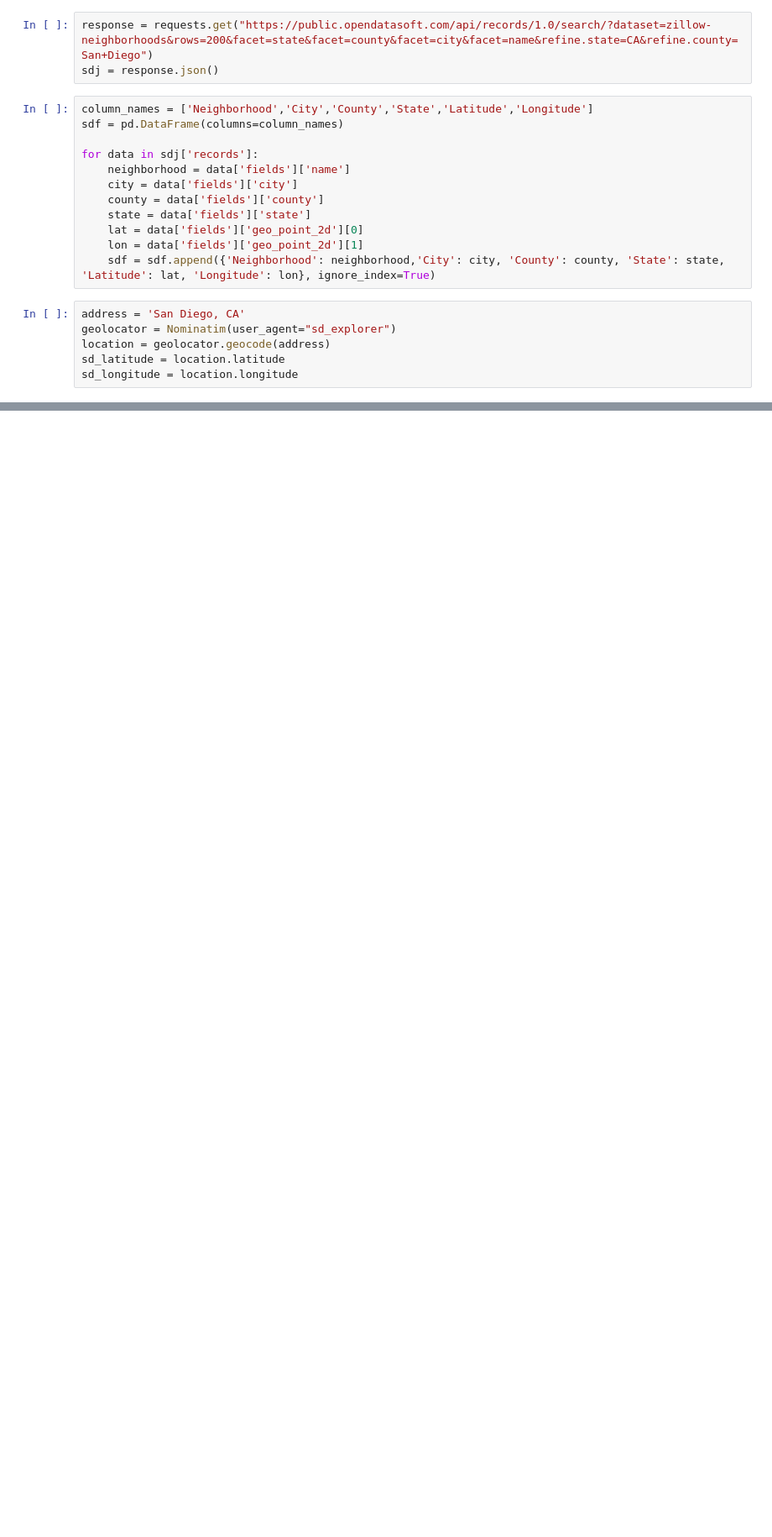
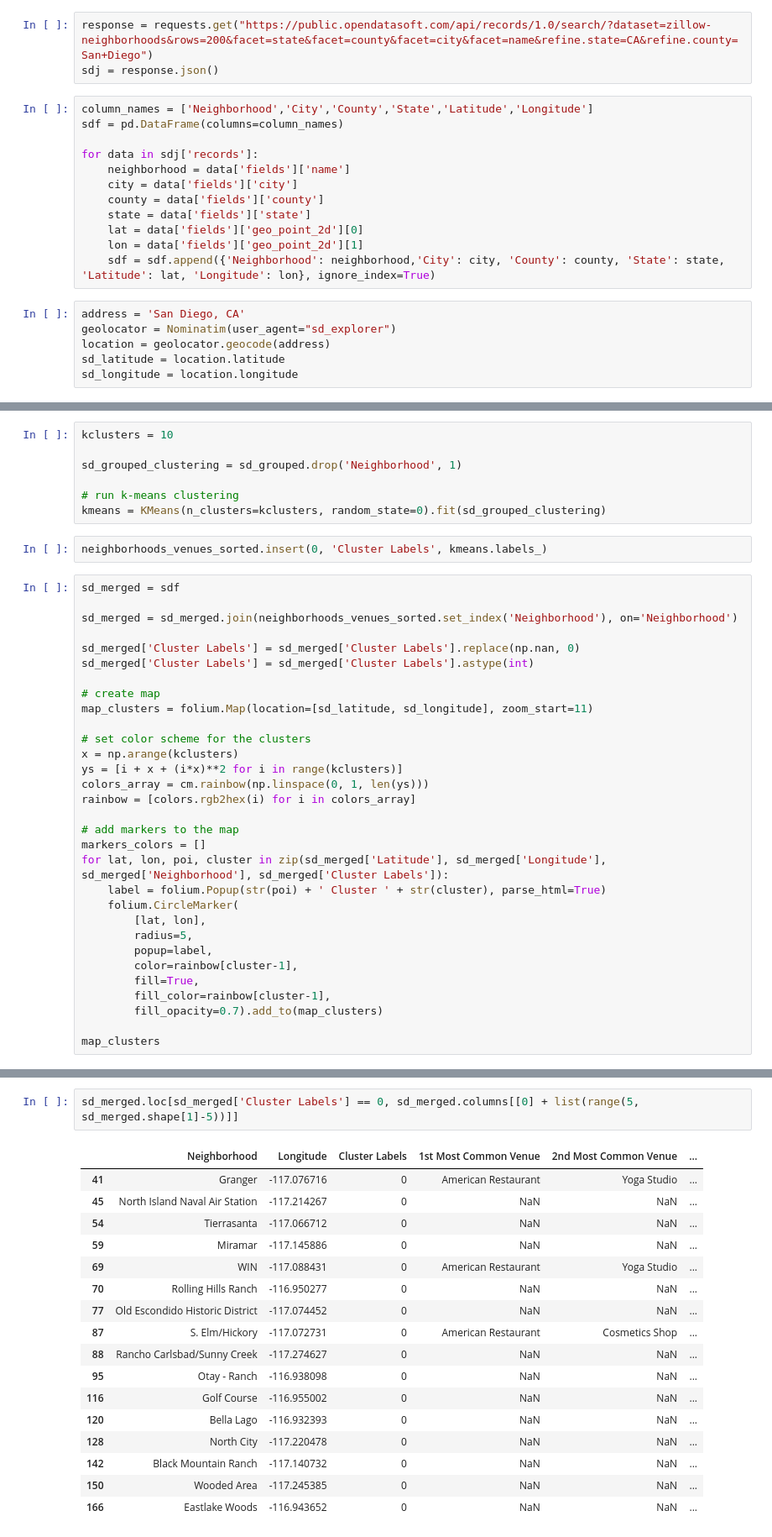
Before and after one commit to gregmusumeci/coursera_capstone, a Jupyter notebook: Battle of the Neighborhoods.ipynb, the cells around one changed output, grey strips where cells are left out. Shown: that part at 84% size. Cells and saved outputs as stored; diff of their text form; blank space fills up the shorter version.

Commit message:
Published from Watson Studio.

```diff
--- a/Battle of the Neighborhoods.ipynb
+++ b/Battle of the Neighborhoods.ipynb
@@ -66,0 +146,40 @@ VERSION = '20200227' # Foursquare API version
+# %%
+kclusters = 10
+
+sd_grouped_clustering = sd_grouped.drop('Neighborhood', 1)
+
+# run k-means clustering
+kmeans = KMeans(n_clusters=kclusters, random_state=0).fit(sd_grouped_clustering)
+# %%
+neighborhoods_venues_sorted.insert(0, 'Cluster Labels', kmeans.labels_)
+# %%
+sd_merged = sdf
+
+sd_merged = sd_merged.join(neighborhoods_venues_sorted.set_index('Neighborhood'), on='Neighborhood')
+
+sd_merged['Cluster Labels'] = sd_merged['Cluster Labels'].replace(np.nan, 0)
+sd_merged['Cluster Labels'] = sd_merged['Cluster Labels'].astype(int)
+
+# create map
+map_clusters = folium.Map(location=[sd_latitude, sd_longitude], zoom_start=11)
+
+# set color scheme for the clusters
+x = np.arange(kclusters)
+ys = [i + x + (i*x)**2 for i in range(kclusters)]
+colors_array = cm.rainbow(np.linspace(0, 1, len(ys)))
+rainbow = [colors.rgb2hex(i) for i in colors_array]
+
+# add markers to the map
+markers_colors = []
+for lat, lon, poi, cluster in zip(sd_merged['Latitude'], sd_merged['Longitude'], sd_merged['Neighborhood'], sd_merged['Cluster Labels']):
+    label = folium.Popup(str(poi) + ' Cluster ' + str(cluster), parse_html=True)
+    folium.CircleMarker(
+        [lat, lon],
+        radius=5,
+        popup=label,
+        color=rainbow[cluster-1],
+        fill=True,
+        fill_color=rainbow[cluster-1],
+        fill_opacity=0.7).add_to(map_clusters)
+
+map_clusters
@@ -66,0 +188,20 @@ VERSION = '20200227' # Foursquare API version
+# %%
+sd_merged.loc[sd_merged['Cluster Labels'] == 0, sd_merged.columns[[0] + list(range(5, sd_merged.shape[1]-5))]]
+# %% [output]
+|  | Neighborhood | Longitude | Cluster Labels | 1st Most Common Venue | 2nd Most Common Venue | ... |
+| 41 | Granger | -117.076716 | 0 | American Restaurant | Yoga Studio | ... |
+| 45 | North Island Naval Air Station | -117.214267 | 0 | NaN | NaN | ... |
+| 54 | Tierrasanta | -117.066712 | 0 | NaN | NaN | ... |
+| 59 | Miramar | -117.145886 | 0 | NaN | NaN | ... |
+| 69 | WIN | -117.088431 | 0 | American Restaurant | Yoga Studio | ... |
+| 70 | Rolling Hills Ranch | -116.950277 | 0 | NaN | NaN | ... |
+| 77 | Old Escondido Historic District | -117.074452 | 0 | NaN | NaN | ... |
+| 87 | S. Elm/Hickory | -117.072731 | 0 | American Restaurant | Cosmetics Shop | ... |
+| 88 | Rancho Carlsbad/Sunny Creek | -117.274627 | 0 | NaN | NaN | ... |
+| 95 | Otay - Ranch | -116.938098 | 0 | NaN | NaN | ... |
+| 116 | Golf Course | -116.955002 | 0 | NaN | NaN | ... |
+| 120 | Bella Lago | -116.932393 | 0 | NaN | NaN | ... |
+| 128 | North City | -117.220478 | 0 | NaN | NaN | ... |
+| 142 | Black Mountain Ranch | -117.140732 | 0 | NaN | NaN | ... |
+| 150 | Wooded Area | -117.245385 | 0 | NaN | NaN | ... |
+| 166 | Eastlake Woods | -116.943652 | 0 | NaN | NaN | ... |
```
Also changed, not shown: parts of 19 cells of this notebook.
